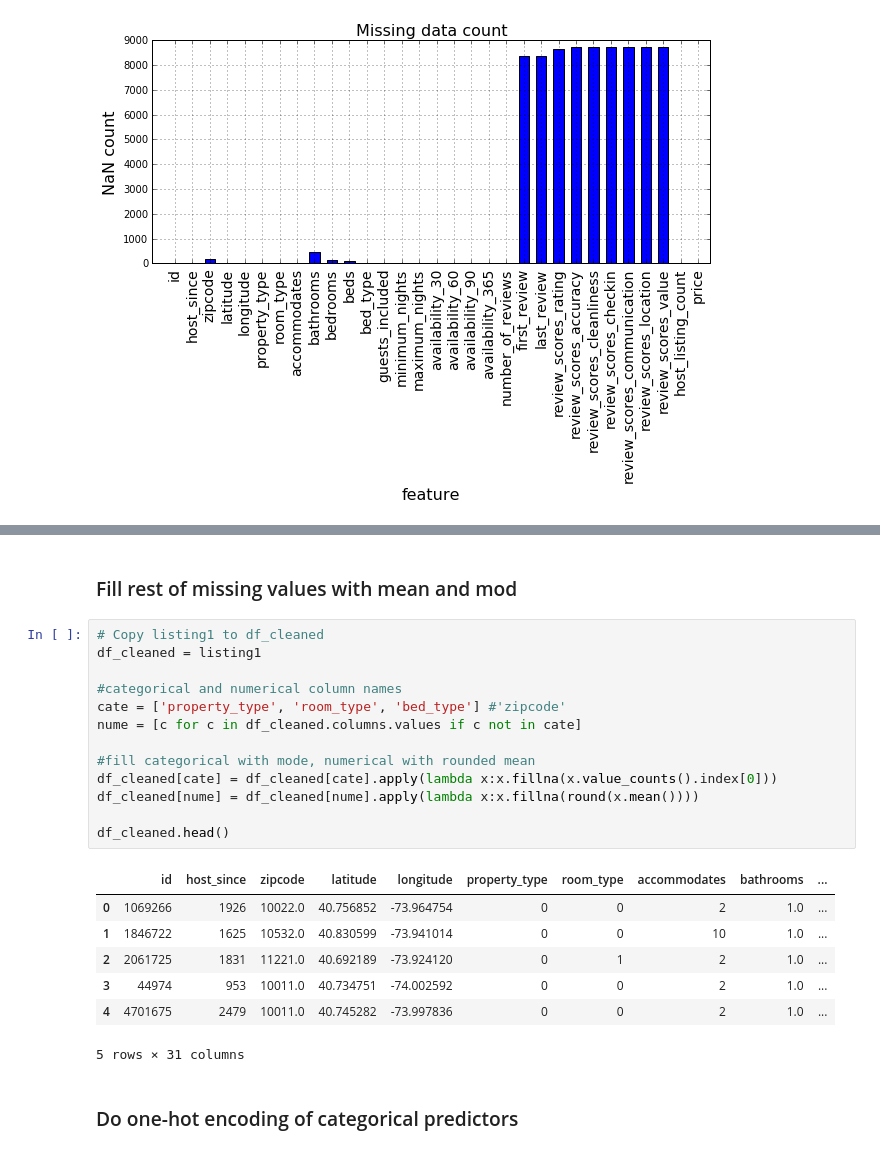
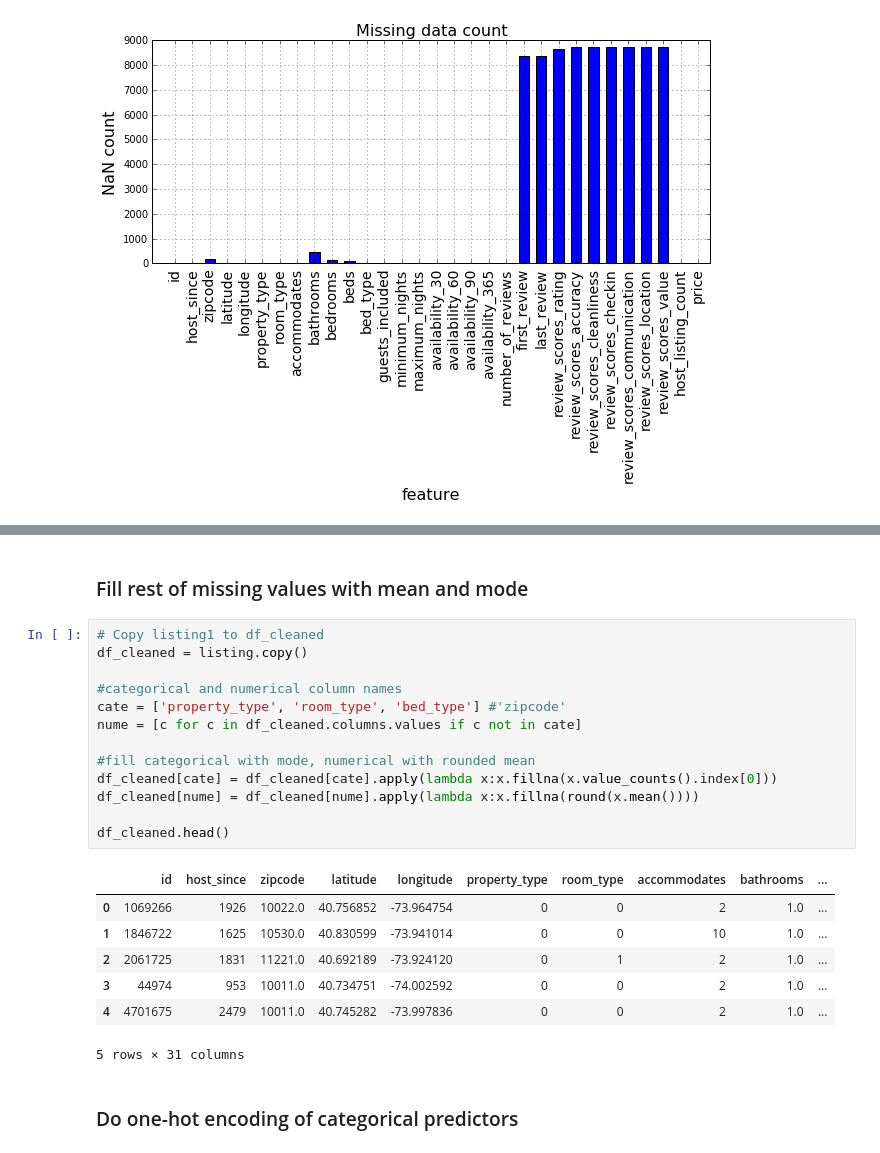
Before and after one commit to xwang146/cs109-airbnb-13, a Jupyter notebook: Code/03_code_for_delivery/041_preprocessing.ipynb, the cells around one changed output, grey strips where cells are left out. Cells and saved outputs as stored; diff of their text form.

```diff
--- a/Code/03_code_for_delivery/041_preprocessing.ipynb
+++ b/Code/03_code_for_delivery/041_preprocessing.ipynb
@@ -243,22 +200,22 @@ print zip(col_names, nan_cnt)
 # %% [markdown]
-### Fill rest of missing values with mean and mod
+### Fill rest of missing values with mean and mode
 # %%
 # Copy listing1 to df_cleaned
-df_cleaned = listing1
+df_cleaned = listing.copy()
 
 #categorical and numerical column names
 cate = ['property_type', 'room_type', 'bed_type'] #'zipcode'
 nume = [c for c in df_cleaned.columns.values if c not in cate]
 
 #fill categorical with mode, numerical with rounded mean
 df_cleaned[cate] = df_cleaned[cate].apply(lambda x:x.fillna(x.value_counts().index[0]))
 df_cleaned[nume] = df_cleaned[nume].apply(lambda x:x.fillna(round(x.mean())))
 
 df_cleaned.head()
 # %% [output]
 |  | id | host_since | zipcode | latitude | longitude | property_type | room_type | accommodates | bathrooms | ... |
 | 0 | 1069266 | 1926 | 10022.0 | 40.756852 | -73.964754 | 0 | 0 | 2 | 1.0 | ... |
-| 1 | 1846722 | 1625 | 10532.0 | 40.830599 | -73.941014 | 0 | 0 | 10 | 1.0 | ... |
+| 1 | 1846722 | 1625 | 10530.0 | 40.830599 | -73.941014 | 0 | 0 | 10 | 1.0 | ... |
 | 2 | 2061725 | 1831 | 11221.0 | 40.692189 | -73.924120 | 0 | 1 | 2 | 1.0 | ... |
 | 3 | 44974 | 953 | 10011.0 | 40.734751 | -74.002592 | 0 | 0 | 2 | 1.0 | ... |
 | 4 | 4701675 | 2479 | 10011.0 | 40.745282 | -73.997836 | 0 | 0 | 2 | 1.0 | ... |
```
Also changed, not shown: parts of 11 cells of this notebook, 1 other file.
